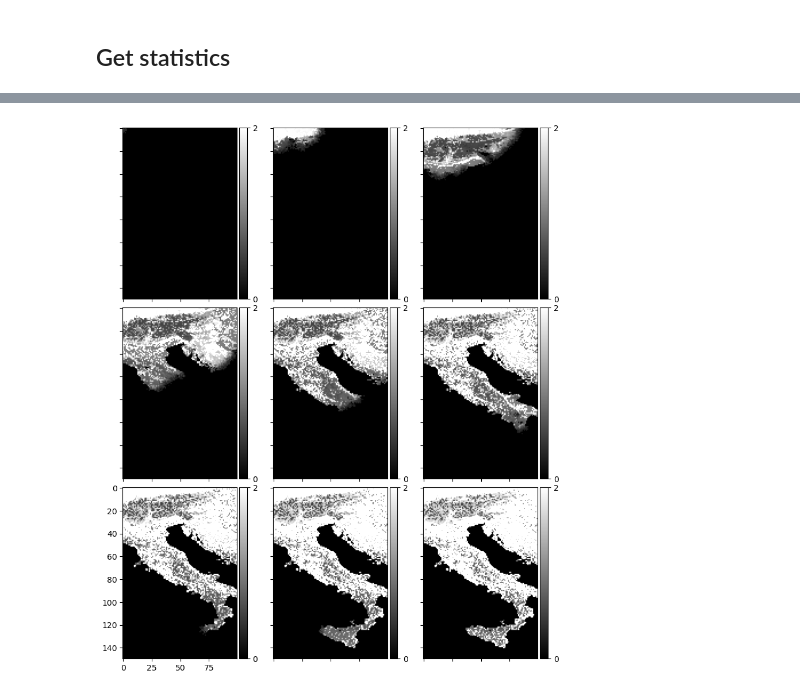
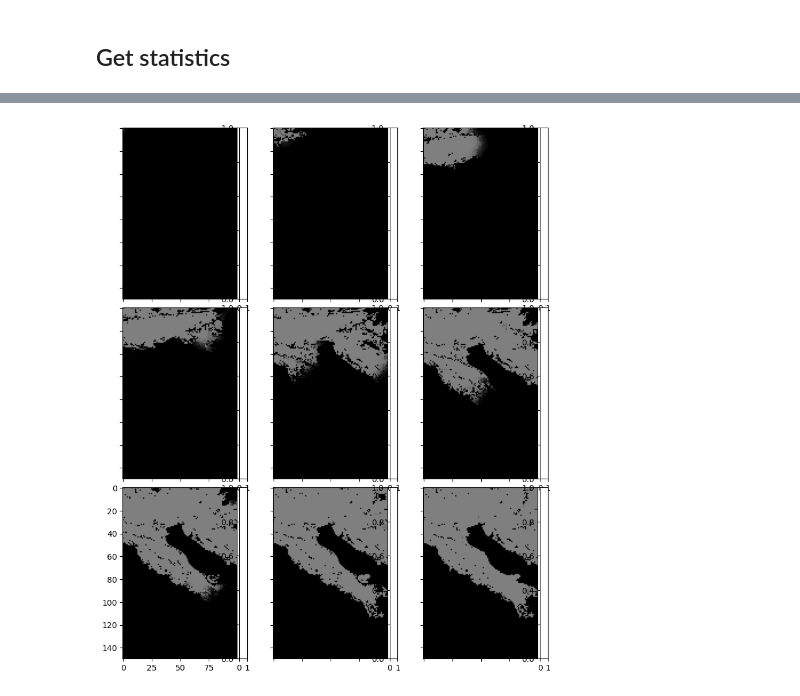
Before and after one commit to LeoKonzett/csh-vienna-abm, a Jupyter notebook: run_results.ipynb, the cells around one changed output, grey strips where cells are left out. Cells and saved outputs as stored; diff of their text form; code cells hidden in the pictures.

```diff
--- a/run_results.ipynb
+++ b/run_results.ipynb
@@ -157,13 +157,19 @@ In meth: lattice.load_env: The environment has 24 mutually exclusive types.
 # %% [markdown]
 ## Fission Rules
+# %%
+# add max distance if desired
+max_distance = 20  # kilometres
+
+# load gaez data instance to class - this should be reworked as a subclass
+base_abm.load_gaez_instance(gaez_data_single)
 # %%
 # set fission rules
-fission_bounds = (params_instance["starting_pop"], 2 * np.floor(base_abm.productivity_step_size))
+fission_bounds = (params_instance["starting_pop"], 1 * np.floor(base_abm.productivity_step_size))
 
 migration_threshold = 1 * np.floor(base_abm.productivity_step_size)  # requires at least one matching skill
 
 params_fission = {"migration_threshold": migration_threshold, "include_diagonals": False, "search_distance_pixels": 2,
-                  "search_intelligently": True, "max_distance_km": None, "dist_type": "linear",
+                  "search_intelligently": True, "max_distance_km": max_distance, "dist_type": "linear",
                   "params_are_relative": False}
 
 base_abm.set_fission_rules(fission_bounds, **params_fission)
@@ -182,7 +189,7 @@ Migration threshold is 33.0
 ## Skill mutation rules
 # %%
 # set mutation rules
-n_min, n_max = params_instance["starting_pop"], 2 * np.floor(base_abm.productivity_step_size)
+n_min, n_max = params_instance["starting_pop"], 1 * np.floor(base_abm.productivity_step_size)
 
 params_adaptive = {"p_gain_useful": 1., "p_gain_useless": 0.01, "p_lose_useful": 0, "p_lose_useless": 1.,
                    "dist_type": "linear", "n_min": n_min, "n_max": n_max, "bounds_are_relative": False}
@@ -207,7 +214,7 @@ print("Use valid neighbor flag:", base_abm.use_valid_neighs_flag)
 Use valid neighbor flag: True
 # %%
 # Set geographical penalties
-base_abm.load_geo_constraints(elevation_penalties, geo_constraints_scale=0.5)
+base_abm.load_geo_constraints(elevation_penalties, geo_constraints_scale=0)  # 0 is no constraints
 # %%
 # add line profiler if desired
 profiler_line = LineProfiler()
@@ -272,23 +279,20 @@ plt.legend()
 # %%
 # Plot population at different instances of time
 from mpl_toolkits.axes_grid1 import ImageGrid
 
-_ = plt.figure(figsize=(12, 12))
+fig = plt.figure(figsize=(12, 12))
 
 # A grid of 2x2 images. Each image has its own colorbar.
 grid = ImageGrid(
     fig, 111,  # similar to fig.add_subplot(144).
     nrows_ncols=(3, 3), axes_pad=(0.45, 0.15), label_mode="1", share_all=True,
     cbar_location="right", cbar_mode="each", cbar_size="7%", cbar_pad="2%")
 
 idx = 100
-vlim = (0, 2)
 for ax, cax in zip(grid, grid.cbar_axes):
-    im = ax.imshow(base_abm.population[idx] / base_abm.productivity_step_size, cmap="gray", vmin=vlim[0], vmax=vlim[1])
-    cb = cax.colorbar(im)
-    cb.set_ticks((vlim[0], vlim[1]))
+    im = ax.imshow(base_abm.population[idx] / base_abm.productivity_step_size, cmap="gray")
     idx += 700
 
 # fig.savefig(os.path.join(save_dir, "Italy_only_pop_instances.png"), dpi=200)
 # %% [output]
-[figure, old version]
+[figure, new version]
```
Also changed, not shown: parts of 8 cells of this notebook.
